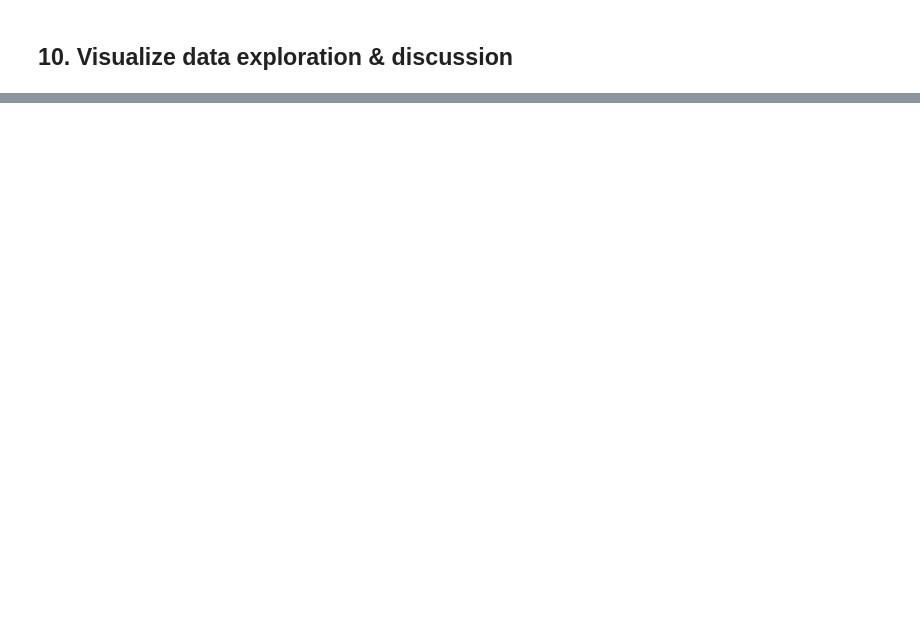
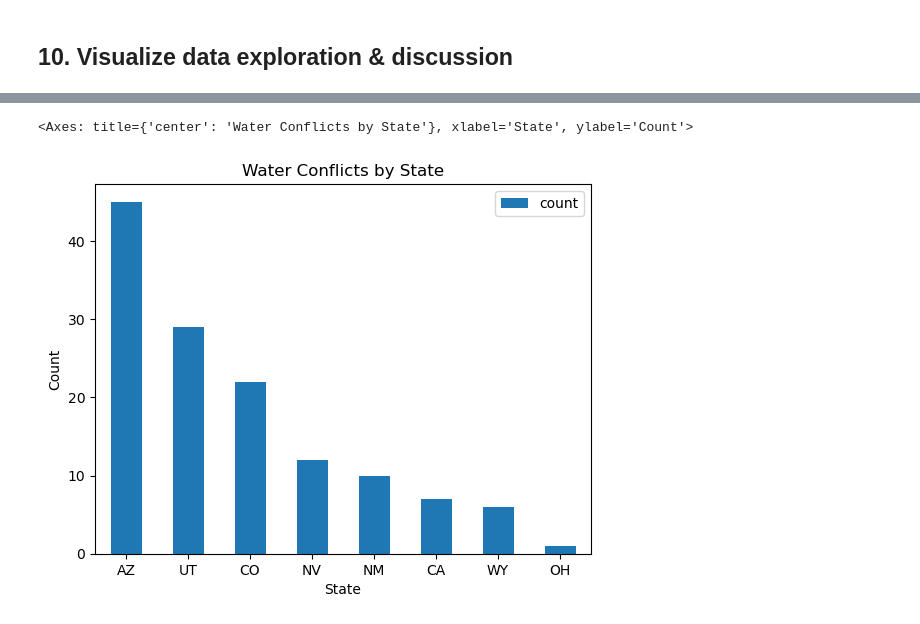
Before and after one commit to ethan-mathews24/eds220-2026-sections, a Jupyter notebook: section-2-co-basin-water-conflicts.ipynb, the cells around one changed output, grey strips where cells are left out. Drawn from its saved outputs; the diff is of its cells as text; code cells hidden in the pictures; blank space fills up the shorter version.

```diff
--- a/section-2-co-basin-water-conflicts.ipynb
+++ b/section-2-co-basin-water-conflicts.ipynb
@@ -299,3 +301,7 @@ array(['CO', nan, 'AZ', 'OH', ' UT', 'UT', 'CA', ' NV', ' WY', ' NM',
 # Update your code to obtain an array of codes (without repetition) of the states mentioned in the news
 # articles about water conflicts in the Colorado River Basin.
 # Hint: str.strip().
+
+no_space = states_conflict.str.strip(' ')
+
+no_space.unique()
@@ -303,0 +314,3 @@ array(['CO', nan, 'AZ', 'OH', ' UT', 'UT', 'CA', ' NV', ' WY', ' NM',
+# %%
+exploded2 = pd.DataFrame(no_space.value_counts())
+exploded2
@@ -303,0 +328,11 @@ array(['CO', nan, 'AZ', 'OH', ' UT', 'UT', 'CA', ' NV', ' WY', ' NM',
+# %%
+exploded2.plot(
+    kind = "bar",
+    y = 'count',
+    rot = 0,
+    title = "Water Conflicts by State",
+    xlabel = "State",
+    ylabel = "Count")
+# %% [output]
+<Axes: title={'center': 'Water Conflicts by State'}, xlabel='State', ylabel='Count'>
+[figure, added]
```
Also changed, not shown: parts of 4 cells of this notebook.
